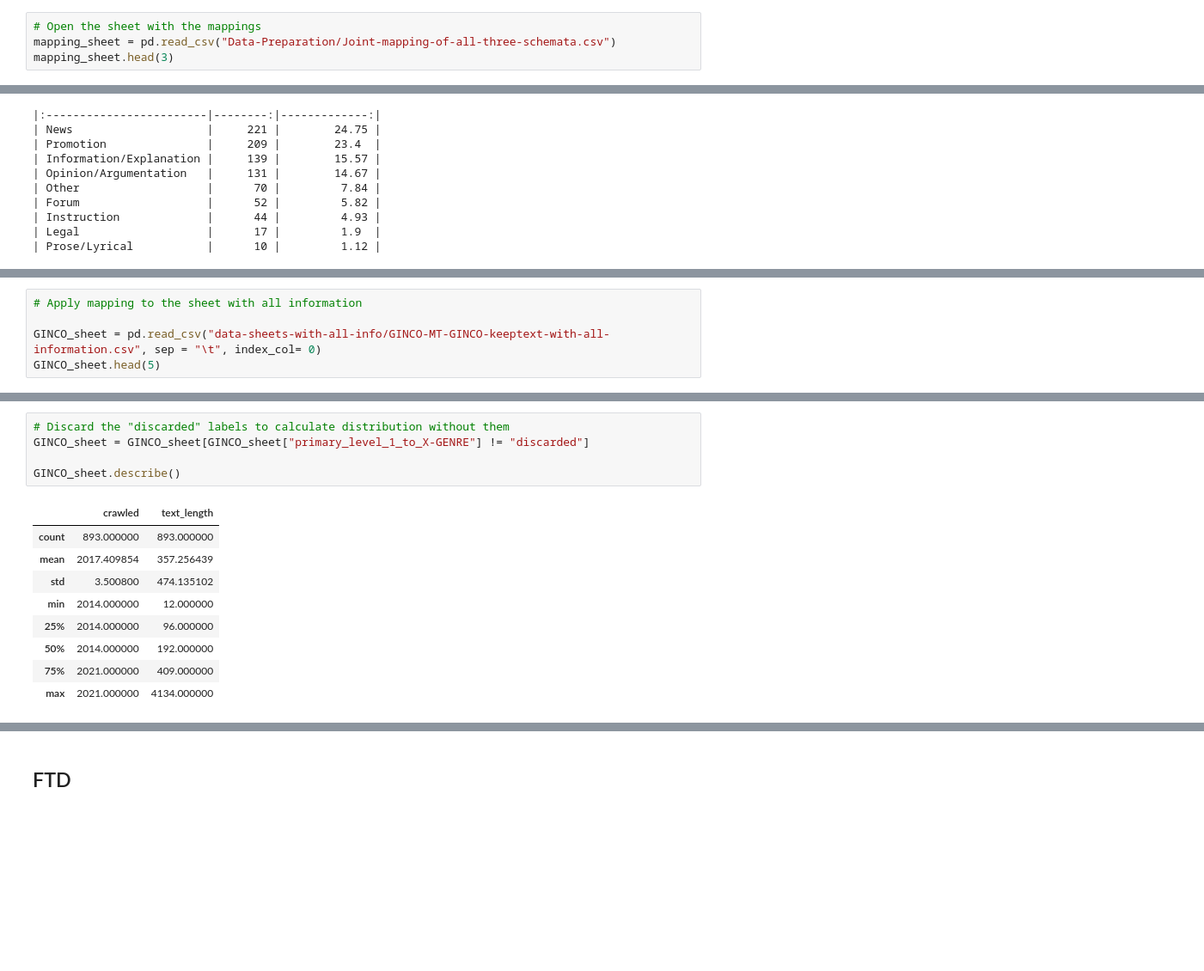
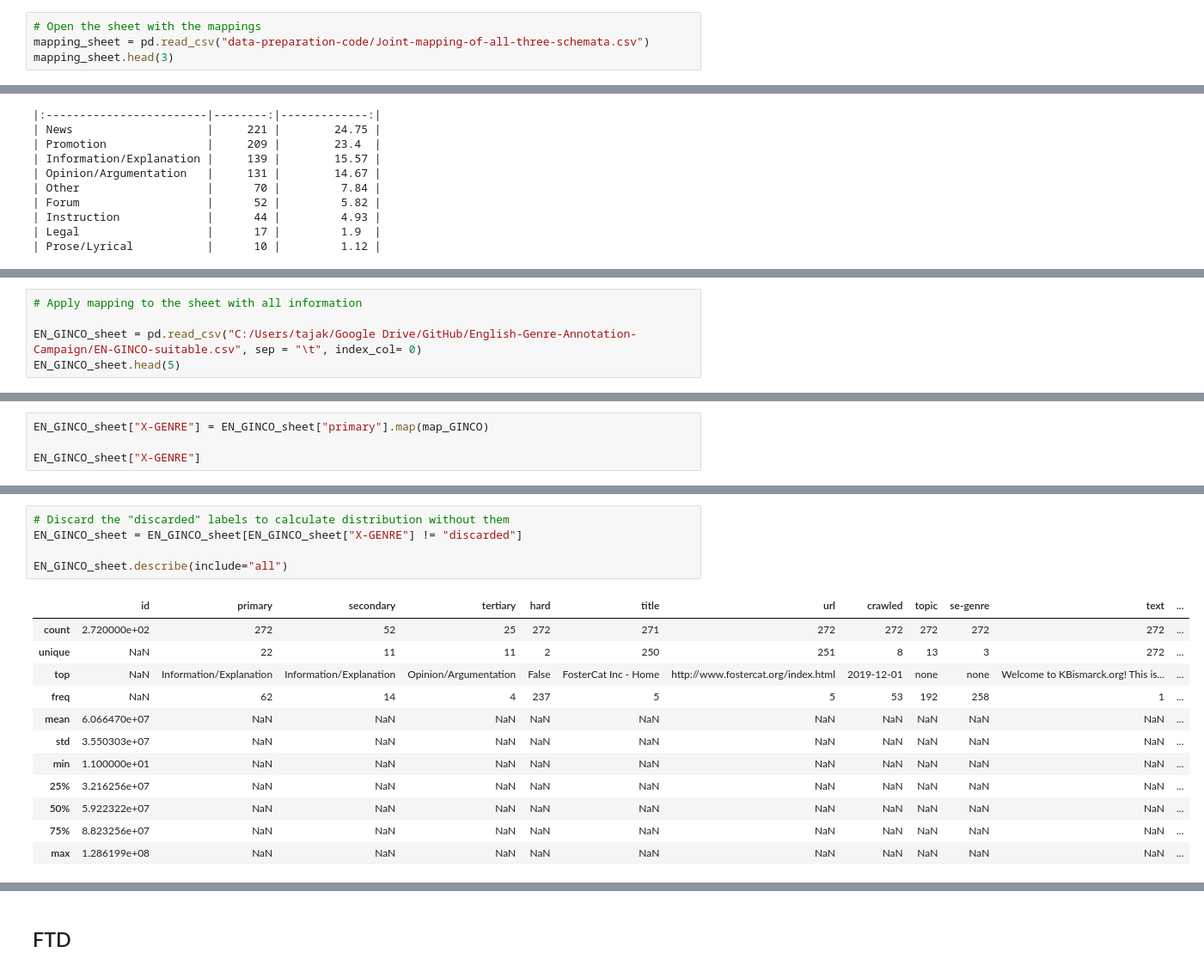
Before and after one commit to TajaKuzman/Genre-Datasets-Comparison, a Jupyter notebook: 4.Mapping-new-labels-to-schemata.ipynb, the cells around one changed output, grey strips where cells are left out. Shown at 86% size. Cells and saved outputs as stored; diff of their text form; blank space fills up the shorter version.

Commit message:
Tested X-GENRE on EN-GINCO and FinCORE

```diff
--- a/4.Mapping-new-labels-to-schemata.ipynb
+++ b/4.Mapping-new-labels-to-schemata.ipynb
@@ -5,7 +5,7 @@ import numpy
 ## Create the mappings
 # %%
 # Open the sheet with the mappings
-mapping_sheet = pd.read_csv("Data-Preparation/Joint-mapping-of-all-three-schemata.csv")
+mapping_sheet = pd.read_csv("data-preparation-code/Joint-mapping-of-all-three-schemata.csv")
 mapping_sheet.head(3)
 # %% [output]
 |  | Category | X-GENRE joint schema | From the initial schema |
@@ -157,6 +159,6 @@ print(count.to_markdown())
 # %%
 # Apply mapping to the sheet with all information
 
-GINCO_sheet = pd.read_csv("data-sheets-with-all-info/GINCO-MT-GINCO-keeptext-with-all-information.csv", sep = "\t", index_col= 0)
-GINCO_sheet.head(5)
+EN_GINCO_sheet = pd.read_csv("C:/Users/tajak/Google Drive/GitHub/English-Genre-Annotation-Campaign/EN-GINCO-suitable.csv", sep = "\t", index_col= 0)
+EN_GINCO_sheet.head(5)
 # %% [output]
@@ -186,0 +171,4 @@ Name: primary_level_1_to_X-GENRE, Length: 1002, dtype: object
+# %%
+EN_GINCO_sheet["X-GENRE"] = EN_GINCO_sheet["primary"].map(map_GINCO)
+
+EN_GINCO_sheet["X-GENRE"]
@@ -213,16 +213,19 @@ print(count.to_markdown())
 # %%
 # Discard the "discarded" labels to calculate distribution without them
-GINCO_sheet = GINCO_sheet[GINCO_sheet["primary_level_1_to_X-GENRE"] != "discarded"]
+EN_GINCO_sheet = EN_GINCO_sheet[EN_GINCO_sheet["X-GENRE"] != "discarded"]
 
-GINCO_sheet.describe()
+EN_GINCO_sheet.describe(include="all")
 # %% [output]
-|  | crawled | text_length |
-| count | 893.000000 | 893.000000 |
-| mean | 2017.409854 | 357.256439 |
-| std | 3.500800 | 474.135102 |
-| min | 2014.000000 | 12.000000 |
-| 25% | 2014.000000 | 96.000000 |
-| 50% | 2014.000000 | 192.000000 |
-| 75% | 2021.000000 | 409.000000 |
-| max | 2021.000000 | 4134.000000 |
+|  | id | primary | secondary | tertiary | hard | title | url | crawled | topic | se-genre | text | ... |
+| count | 2.720000e+02 | 272 | 52 | 25 | 272 | 271 | 272 | 272 | 272 | 272 | 272 | ... |
+| unique | NaN | 22 | 11 | 11 | 2 | 250 | 251 | 8 | 13 | 3 | 272 | ... |
+| top | NaN | Information/Explanation | Information/Explanation | Opinion/Argumentation | False | FosterCat Inc - Home | http://www.fostercat.org/index.html | 2019-12-01 | none | none | Welcome to KBismarck.org! This is... | ... |
+| freq | NaN | 62 | 14 | 4 | 237 | 5 | 5 | 53 | 192 | 258 | 1 | ... |
+| mean | 6.066470e+07 | NaN | NaN | NaN | NaN | NaN | NaN | NaN | NaN | NaN | NaN | ... |
+| std | 3.550303e+07 | NaN | NaN | NaN | NaN | NaN | NaN | NaN | NaN | NaN | NaN | ... |
+| min | 1.100000e+01 | NaN | NaN | NaN | NaN | NaN | NaN | NaN | NaN | NaN | NaN | ... |
+| 25% | 3.216256e+07 | NaN | NaN | NaN | NaN | NaN | NaN | NaN | NaN | NaN | NaN | ... |
+| 50% | 5.922322e+07 | NaN | NaN | NaN | NaN | NaN | NaN | NaN | NaN | NaN | NaN | ... |
+| 75% | 8.823256e+07 | NaN | NaN | NaN | NaN | NaN | NaN | NaN | NaN | NaN | NaN | ... |
+| max | 1.286199e+08 | NaN | NaN | NaN | NaN | NaN | NaN | NaN | NaN | NaN | NaN | ... |
 # %%
```
Also changed, not shown: parts of 22 cells of this notebook, 12 other files.
